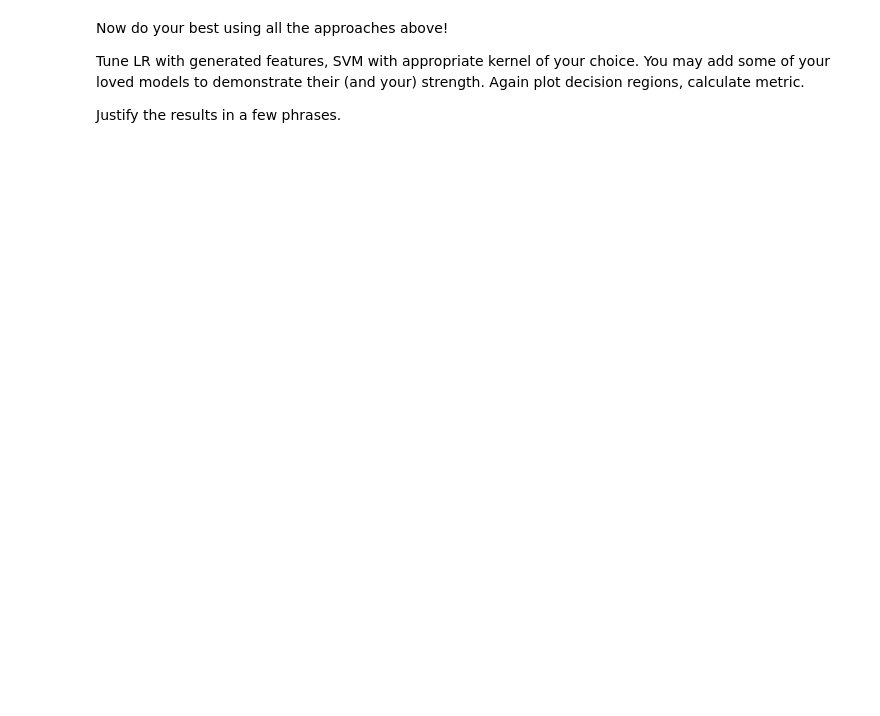
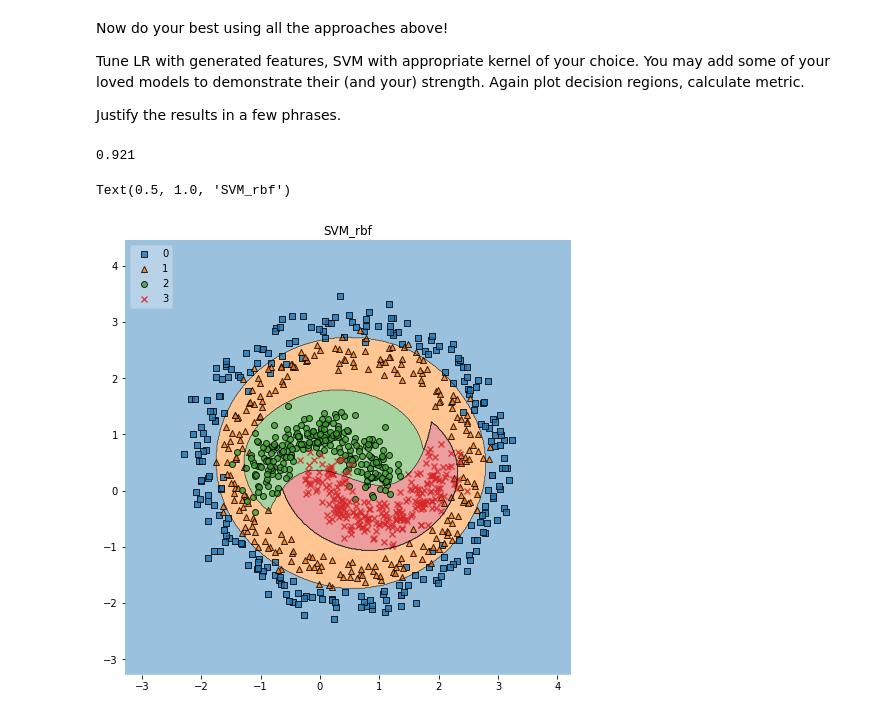
Before and after one commit to G544/ml-mipt, a Jupyter notebook: homeworks_basic/Lab1_ML_pipeline_and_SVM/Lab1_part3_SVM.ipynb, the cells around one changed output. Drawn from its saved outputs; the diff is of its cells as text; code cells hidden in the pictures; blank space fills up the shorter version.

```diff
--- a/homeworks_basic/Lab1_ML_pipeline_and_SVM/Lab1_part3_SVM.ipynb
+++ b/homeworks_basic/Lab1_ML_pipeline_and_SVM/Lab1_part3_SVM.ipynb
@@ -163,0 +219,14 @@ Justify the results in a few phrases.
+# %%
+### YOUR CODE HERE
+
+svm = SVC(kernel='rbf') # here too
+svm.fit(points,labels)
+print(accuracy_score(svm.predict(points), labels))
+
+fig = plt.figure(figsize=(8,8))
+fig =plot_decision_regions(points, labels, clf=svm, legend=2)
+plt.title('SVM_rbf')
+# %% [output]
+0.921
+Text(0.5, 1.0, 'SVM_rbf')
+[figure, added]
```
Also changed, not shown: parts of 13 cells of this notebook.
